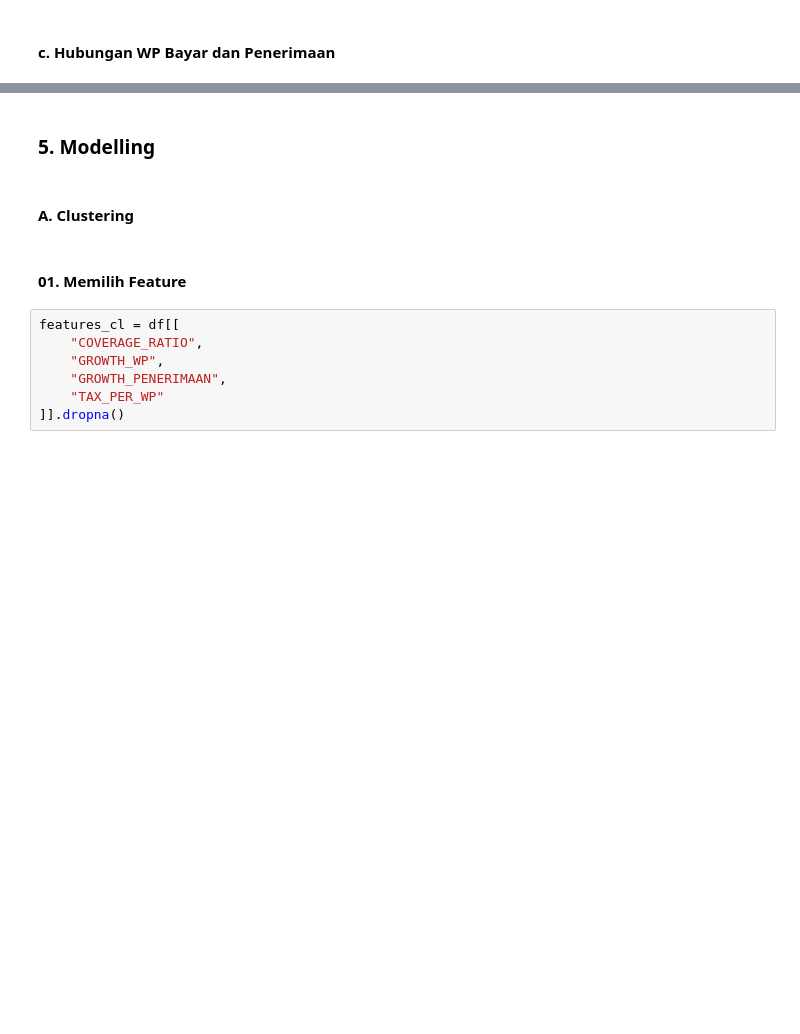
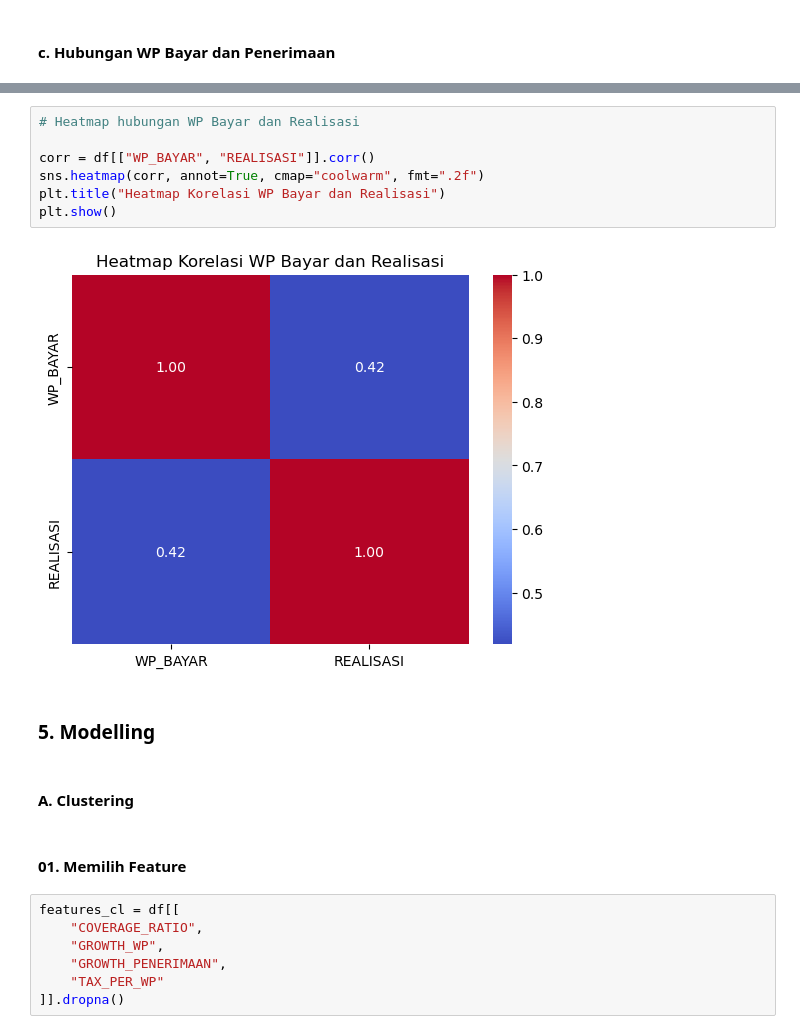
Before and after one commit to gopaspsb/MLFlow, a Jupyter notebook: Kelompok 2.ipynb, the cells around one changed output, grey strips where cells are left out. Drawn from its saved outputs; the diff is of its cells as text; blank space fills up the shorter version.

```diff
--- a/Kelompok 2.ipynb
+++ b/Kelompok 2.ipynb
@@ -178,3 +216,12 @@ plt.show()
+# %%
+# Heatmap hubungan WP Bayar dan Realisasi
+
+corr = df[["WP_BAYAR", "REALISASI"]].corr()
+sns.heatmap(corr, annot=True, cmap="coolwarm", fmt=".2f")
+plt.title("Heatmap Korelasi WP Bayar dan Realisasi")
+plt.show()
+# %% [output]
+[figure, added]
 # %% [markdown]
 ### 5. Modelling
 # %% [markdown]
```
Also changed, not shown: parts of 10 cells of this notebook.
